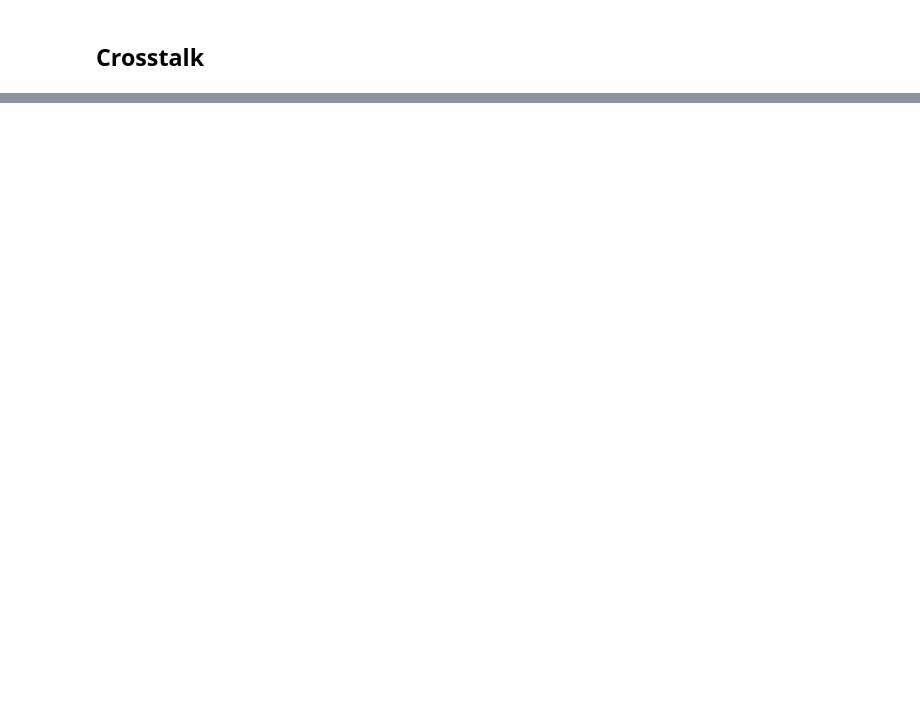
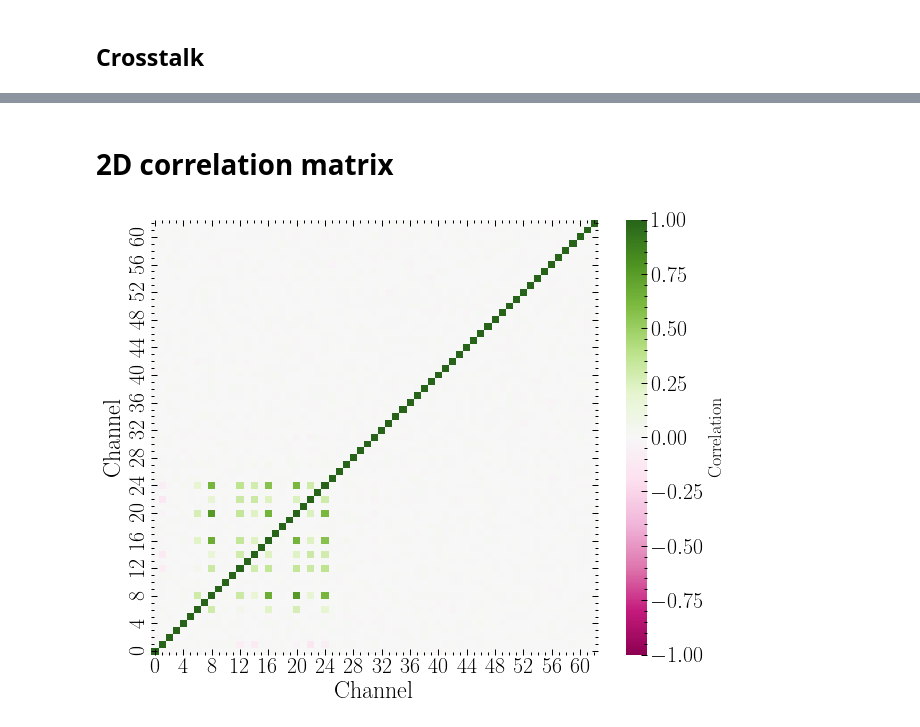
Before and after one commit to svanikt/GRAMS, a Jupyter notebook: pGRAMS Readout Analysis.ipynb, the cells around one changed output, grey strips where cells are left out. Cells and saved outputs as stored; diff of their text form; code cells hidden in the pictures; blank space fills up the shorter version.

```diff
--- a/pGRAMS Readout Analysis.ipynb
+++ b/pGRAMS Readout Analysis.ipynb
@@ -450,0 +523,11 @@ plt.show()
+# %% [markdown]
+# 2D correlation matrix
+# %%
+plt.figure(figsize=[10,8])
+ax = sns.heatmap(correlation_matrix, vmin=-1, vmax=1, cmap='PiYG', center=0, cbar_kws={'label': 'Correlation'})
+ax.invert_yaxis()
+ax.set_xlabel('Channel', fontsize=24)
+ax.set_ylabel('Channel', fontsize=24)
+plt.show()
+# %% [output]
+[figure, added]
```
Also changed, not shown: parts of 21 cells of this notebook.
